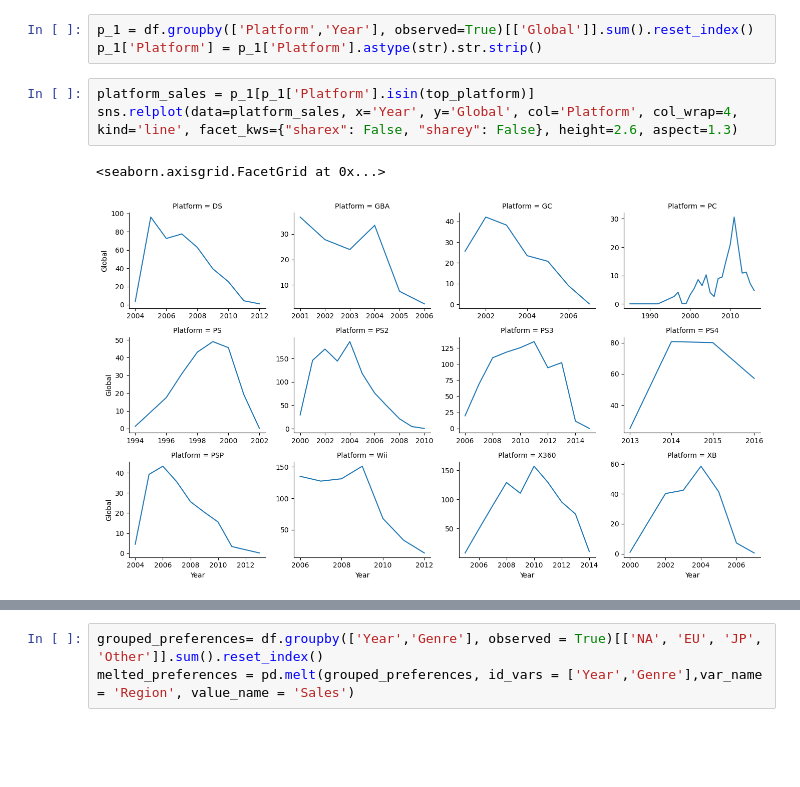
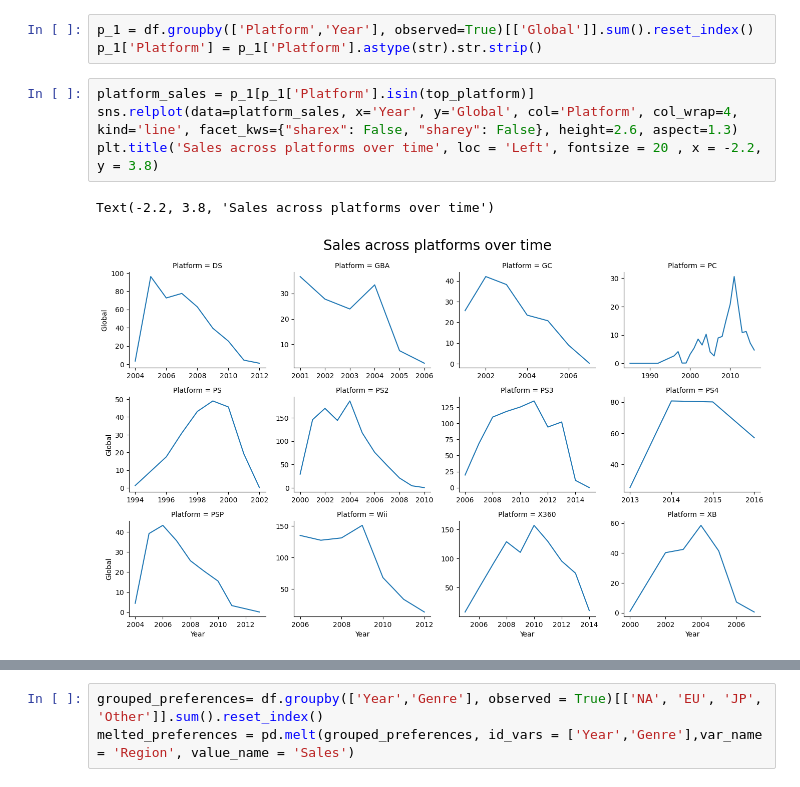
Before and after one commit to YanaStefanovich/EDA-Video-Game-Sales, a Jupyter notebook: Games.ipynb, the cells around one changed output, grey strips where cells are left out. Drawn from its saved outputs; the diff is of its cells as text; blank space fills up the shorter version.

```diff
--- a/Games.ipynb
+++ b/Games.ipynb
@@ -253,6 +206,7 @@ p_1['Platform'] = p_1['Platform'].astype(str).str.strip()
 # %%
 platform_sales = p_1[p_1['Platform'].isin(top_platform)]
 sns.relplot(data=platform_sales, x='Year', y='Global', col='Platform', col_wrap=4, kind='line', facet_kws={"sharex": False, "sharey": False}, height=2.6, aspect=1.3)
+plt.title('Sales across platforms over time', loc = 'Left', fontsize = 20 , x = -2.2, y = 3.8)
 # %% [output]
-<seaborn.axisgrid.FacetGrid at 0x...>
+Text(-2.2, 3.8, 'Sales across platforms over time')
-[figure, old version]
+[figure, new version]
```
Also changed, not shown: parts of 21 cells of this notebook.
